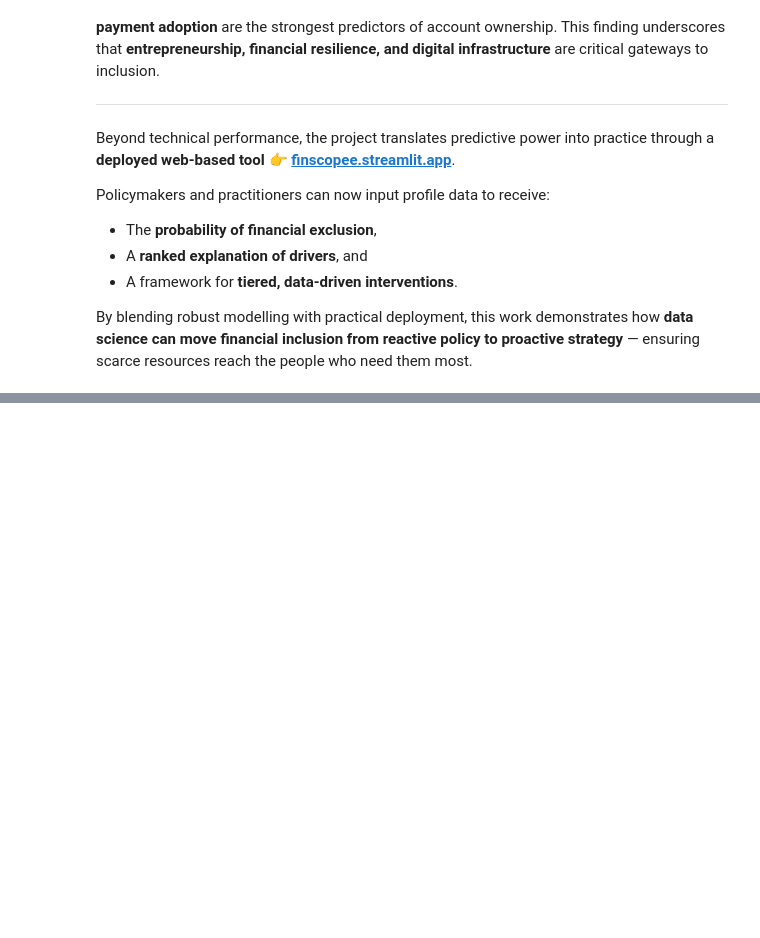
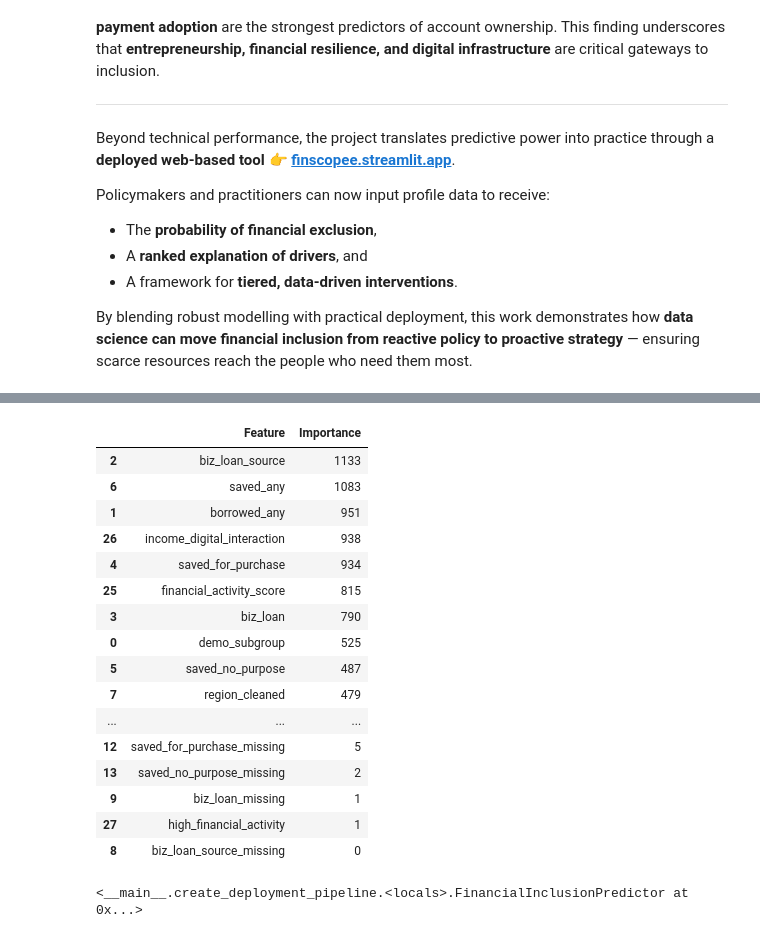
Before and after one commit to VAL-Jerono/FinScope, a Jupyter notebook: FinScope_222331_CAT2_Modeling.ipynb, the cells around one changed output, grey strips where cells are left out. Cells and saved outputs as stored; diff of their text form; code cells hidden in the pictures; blank space fills up the shorter version.

```diff
--- a/FinScope_222331_CAT2_Modeling.ipynb
+++ b/FinScope_222331_CAT2_Modeling.ipynb
@@ -2396,0 +4288,26 @@ By blending robust modelling with practical deployment, this work demonstrates h
+# %%
+feature_rankings = results['feature_importance']
+feature_rankings
+# %% [output]
+|  | Feature | Importance |
+| 2 | biz_loan_source | 1133 |
+| 6 | saved_any | 1083 |
+| 1 | borrowed_any | 951 |
+| 26 | income_digital_interaction | 938 |
+| 4 | saved_for_purchase | 934 |
+| 25 | financial_activity_score | 815 |
+| 3 | biz_loan | 790 |
+| 0 | demo_subgroup | 525 |
+| 5 | saved_no_purpose | 487 |
+| 7 | region_cleaned | 479 |
+| ... | ... | ... |
+| 12 | saved_for_purchase_missing | 5 |
+| 13 | saved_no_purpose_missing | 2 |
+| 9 | biz_loan_missing | 1 |
+| 27 | high_financial_activity | 1 |
+| 8 | biz_loan_source_missing | 0 |
+# %%
+deployment_model = results['predictor']
+deployment_model
+# %% [output]
+<__main__.create_deployment_pipeline.<locals>.FinancialInclusionPredictor at 0x...>
```
Also changed, not shown: parts of 14 cells of this notebook, 1 other file.
